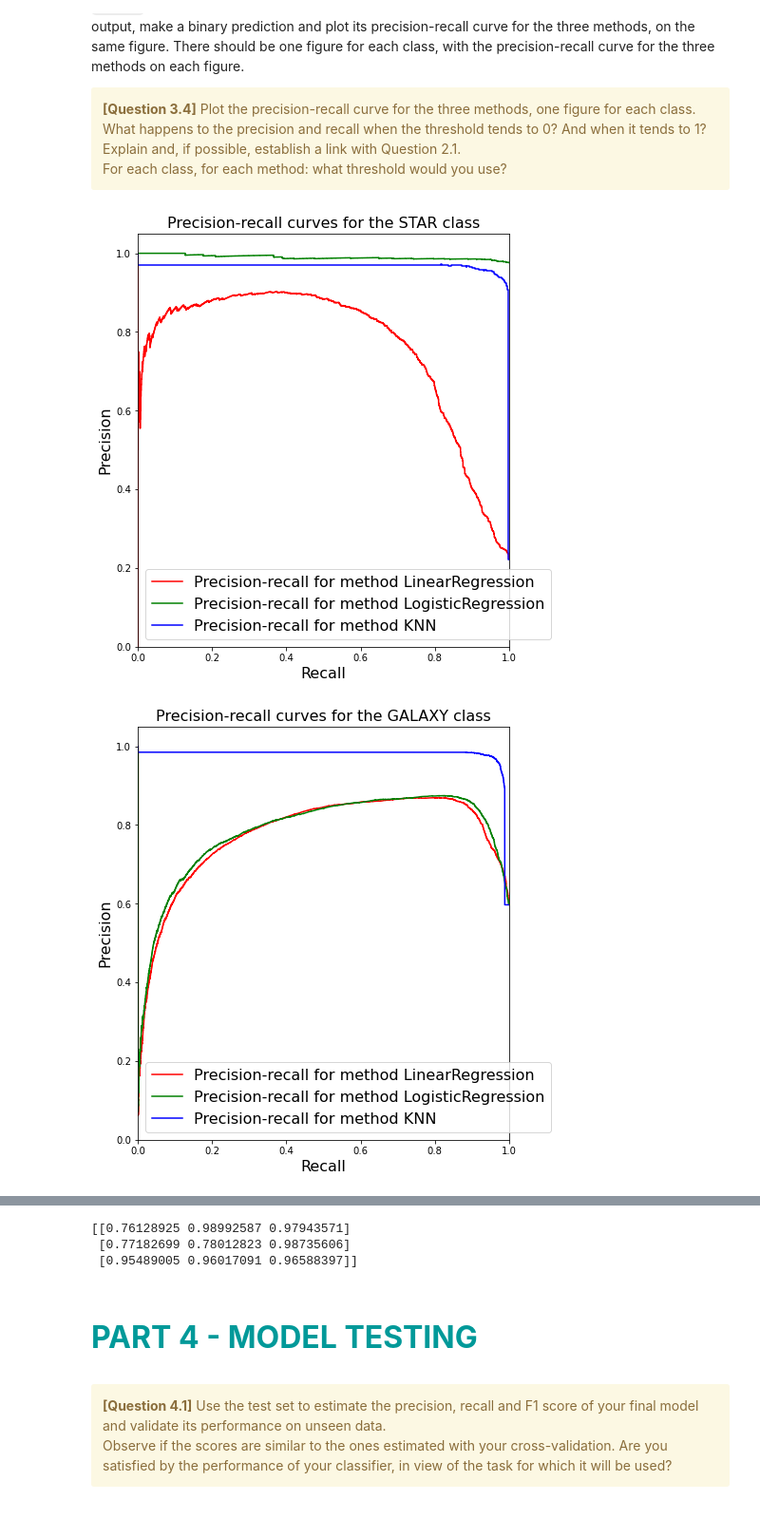
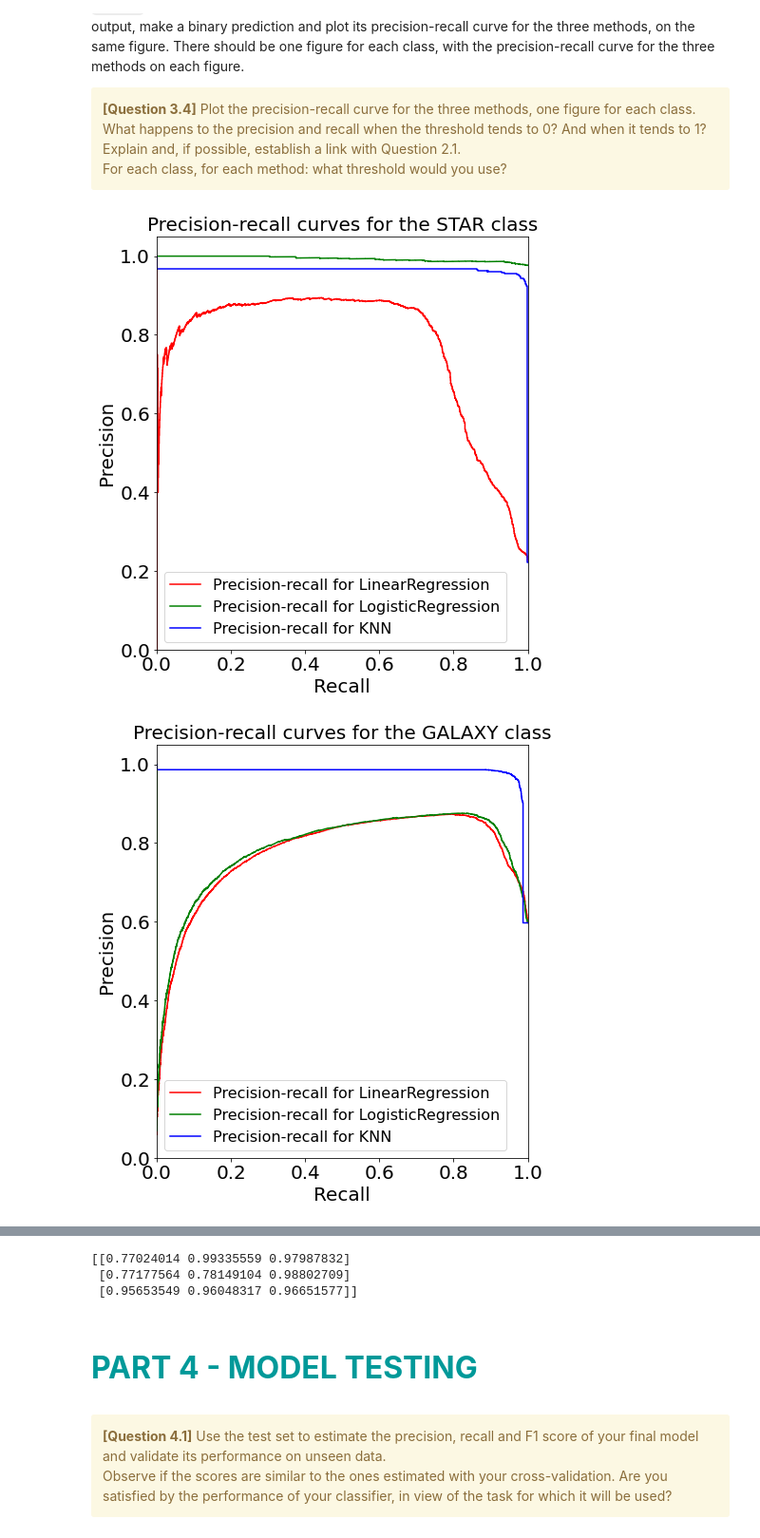
Before and after one commit to Mathis003/LEPL1109-Hackathons, a Jupyter notebook: Hackathon_2/Hackathon02-Classification.ipynb, the cells around one changed output, grey strips where cells are left out. Shown at 95% size. Drawn from its saved outputs; the diff is of its cells as text; code cells hidden in the pictures.

```diff
--- a/Hackathon_2/Hackathon02-Classification.ipynb
+++ b/Hackathon_2/Hackathon02-Classification.ipynb
@@ -262,17 +262,18 @@ CELL N°4 : TERNARY CLASSES :  proportion and ternarization
 @post: Proportion of each ternary class in this train set, a graph representing it,
 a modified training dataframe with a new column 'classes_ternary' continaining the ternary targets (0,1,2)
 """
-
+text_size = 20
 proportion_pattern = data_train['class'].value_counts()
 
 stars = proportion_pattern.index
 labels_stars = list(stars)
 
 fig, ax = plt.subplots(figsize=(8, 8))
-ax.pie(proportion_pattern, autopct='%1.1f%%', textprops={'fontsize': 16}, startangle=90)
+ax.pie(proportion_pattern, autopct='%1.1f%%', textprops={'fontsize': text_size}, startangle=90)
 ax.axis('equal')
-plt.title("Proportion of each ternary class in the train set")
-plt.legend(labels_stars, loc="best")
+plt.title("Proportion of each ternary class in the train set", fontsize = text_size)
+plt.legend(labels_stars, loc="best", fontsize=16)
+plt.savefig("Proportion.pdf", format='pdf')
 plt.show()
 normalized_proportions = proportion_pattern / proportion_pattern.sum()
 random_accuracy = np.sum(normalized_proportions**2)
@@ -319,16 +320,16 @@ im = ax.imshow(corr, cmap='RdYlBu_r')
 
 ax.set_xticks(np.arange(N))
 ax.set_yticks(np.arange(N))
-ax.set_xticklabels(names_cat)
-ax.set_yticklabels(names_cat)
+ax.set_xticklabels(names_cat, fontsize=text_size)
+ax.set_yticklabels(names_cat, fontsize=text_size)
 
 plt.setp(ax.get_xticklabels(), rotation=45, ha="right", rotation_mode="anchor")
 
 for i in range(N):
     for j in range(N):
-        text = ax.text(j, i, f"{corr[i, j]:.3f}", ha="center", va="center", color="k")
+        text = ax.text(j, i, f"{corr[i, j]:.3f}", ha="center", va="center", color="k", fontsize=12)
 
-ax.set_title("Corrélation")
+ax.set_title("Corrélation", fontsize=text_size)
 fig.tight_layout()
 plt.savefig("Corrélation.pdf", format = "pdf")
 plt.show()
@@ -336,7 +337,7 @@ plt.show()
 #Spot the feature that have a small correlation with classes_ternary
 treshold = 0.1
 cat_out = names_cat[((np.abs(corr[-1])) < treshold)]
-
+cat_out = np.hstack((cat_out, ('spec_obj_ID', 'plate')))
 
 #Remove the discarded features
 for cat in cat_out:
@@ -695,7 +696,6 @@ from sklearn.model_selection import train_test_split
 from sklearn.metrics import PrecisionRecallDisplay
 from itertools import cycle
 
-
 # Validation set to use for the PR curves
 X_train2, X_val = train_test_split(X_train, test_size=0.1, random_state=42)
 y_train2, y_val = train_test_split(y_train, test_size=0.1, random_state=42)
@@ -707,35 +707,35 @@ n_classes    = y_val.shape[1]
 methods = [LinearRegression(), LogisticRegression(), KNeighborsClassifier()]
 for i in range(len(methods)) :
     for p in max_param[i] :
         methods[i].set_params(**p)
 area = np.zeros((n_classes, len(methods)))
 colors = cycle(["red", "green", "blue"])
-text_size = 16
+text_size = 20
 
 for i in range(n_classes) :
     _, ax = plt.subplots(figsize=(7, 8))
     for j, color in zip(range(len(methods)), colors) :
         methods[j].fit(X_train2, y_train2[:, i])
         if type(methods[j]) == type(LinearRegression()) :
             y_score = methods[j].predict(X_val)
         else : y_score = (methods[j].predict_proba(X_val))[:, 1]
         prec, rec, thres = precision_recall_curve(y_val[:, i], y_score)
         display = PrecisionRecallDisplay(recall=rec, precision=prec, )
-        display.plot(ax=ax, name=f"Precision-recall for method {m[j]}", color=color)
+        display.plot(ax=ax, name=f"Precision-recall for {m[j]}", color=color)
         area[i, j] = auc(rec, prec)
     ax.set_xlim([0.0, 1.0])
     ax.set_ylim([0.0, 1.05])
-    ax.legend(fontsize = text_size)
+    ax.legend(fontsize = 16)
     ax.set_title(f"Precision-recall curves for the {names_classes[i]} class")
     ax.title.set_size(text_size)
     plt.xticks(fontsize=text_size)
     plt.yticks(fontsize=text_size)
     ax.xaxis.label.set_size(text_size)
     ax.yaxis.label.set_size(text_size)
     plt.savefig(f"Precision-recall_{names_classes[i]}_class.pdf", format = "pdf")
 
 plt.show()
 print(area)
 # %% [output]
-[figure, old version]
+[figure, new version]
-[figure, old version]
+[figure, new version]
@@ -743,6 +743,6 @@ print(area)
-[[0.76128925 0.98992587 0.97943571]
- [0.77182699 0.78012823 0.98735606]
- [0.95489005 0.96017091 0.96588397]]
+[[0.77024014 0.99335559 0.97987832]
+ [0.77177564 0.78149104 0.98802709]
+ [0.95653549 0.96048317 0.96651577]]
 # %% [markdown]
 <br>
 
```
Also changed, not shown: parts of 6 cells of this notebook, 5 other files.
